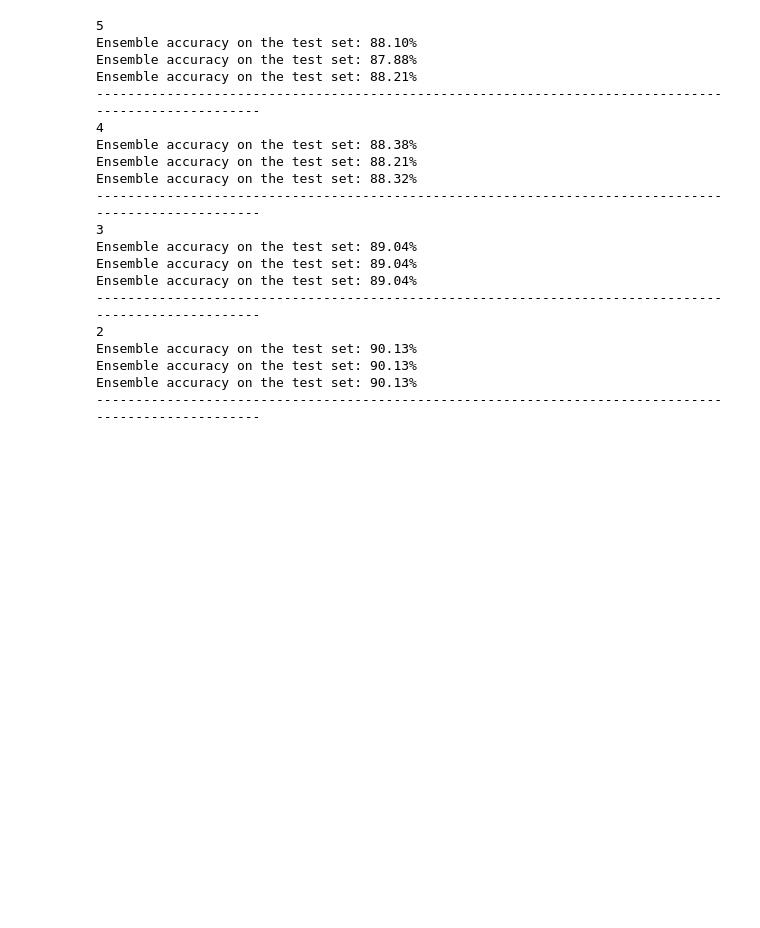
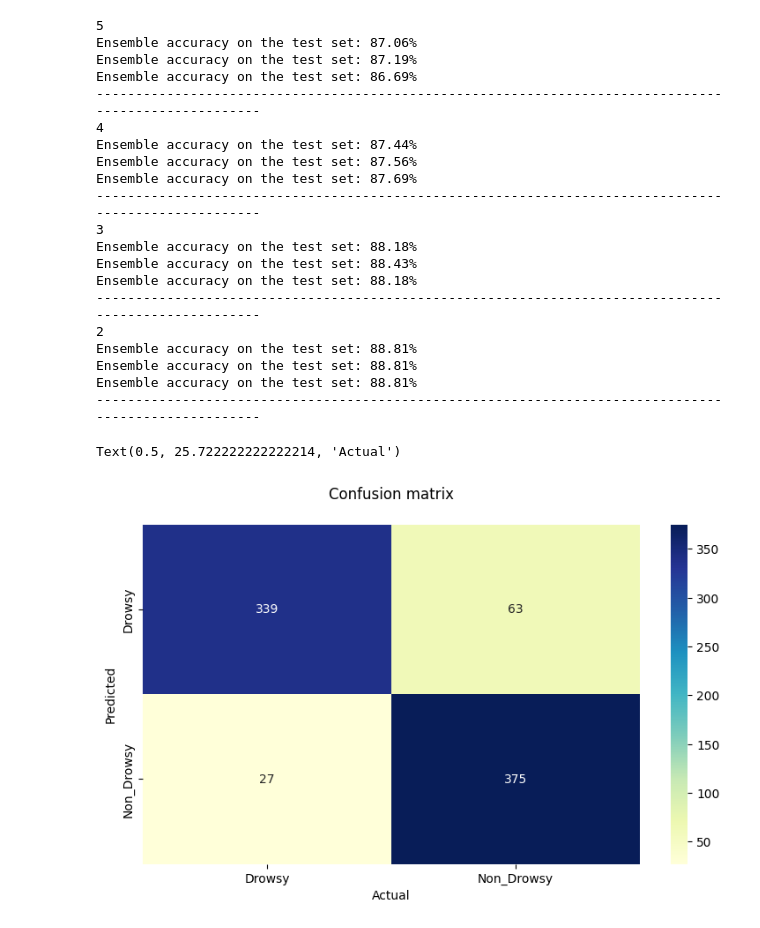
Before and after one commit to weisoong2000/DRIVER-DROWSINESS-DETECTION-USING-DEEP-LEARNING-BRANCHED-ENSEMBLE-LEARNING, a Jupyter notebook: SC6-Net/Ensemble_test_SC6-Net.ipynb, the cells around one changed output. Cells and saved outputs as stored; diff of their text form; code cells hidden in the pictures; blank space fills up the shorter version.

```diff
--- a/SC6-Net/Ensemble_test_SC6-Net.ipynb
+++ b/SC6-Net/Ensemble_test_SC6-Net.ipynb
@@ -204,5 +206,5 @@ weighted avg       0.89      0.89      0.89      1824
 # %%
-branch_predictions = [score_valid[6], score_valid[7], score_valid[8], score_valid[9], score_valid[10]]
+branch_predictions = [score_test[6], score_test[7], score_test[8], score_test[9], score_test[10]]
 
 # Assuming you have the predicted probabilities from each model stored in a list
 model_predictions = [pred[0], pred[1], pred[2], pred[3], pred[4]]
@@ -235,8 +237,8 @@ for m in range(branch_left-1):
 
             data.append(sample_data)
 
-        df = pd.DataFrame(data, columns=["Sample", 'Drowsy', 'Non_Drowsy'])
-        df.to_excel("test_"+str(m)+"_"+str(k)+".xlsx", index=False)
+#         df = pd.DataFrame(data, columns=["Sample", 'Drowsy', 'Non_Drowsy'])
+#         df.to_excel("test_"+str(m)+"_"+str(k)+".xlsx", index=False)
 
         # Get the predicted classes by selecting the class with the highest probability
         ensemble_pred_classes = np.argmax(ensemble_pred_probs, axis=1)
@@ -257,8 +259,8 @@ for m in range(branch_left-1):
 
         print("Ensemble accuracy on the test set: {:.2f}%".format(accuracy))
 
-        df1 = pd.DataFrame(np.array(class_data).reshape(-1, 3), columns=["Sample", 'Actual', 'Predicted'])
-        df1.to_excel("Predicted_test_"+str(m)+".xlsx", index=False)
+#         df1 = pd.DataFrame(np.array(class_data).reshape(-1, 3), columns=["Sample", 'Actual', 'Predicted'])
+#         df1.to_excel("Predicted_test_"+str(m)+".xlsx", index=False)
 
     if(len(model_predictions)>2):
         lowest_accuracy_branch_idx = np.argmin(branch_predictions)
@@ -268,22 +270,46 @@ for m in range(branch_left-1):
     print("-----------------------------------------------------------------------------------------------------")
 # %% [output]
 5
-Ensemble accuracy on the test set: 88.10%
-Ensemble accuracy on the test set: 87.88%
-Ensemble accuracy on the test set: 88.21%
+Ensemble accuracy on the test set: 87.06%
+Ensemble accuracy on the test set: 87.19%
+Ensemble accuracy on the test set: 86.69%
 -----------------------------------------------------------------------------------------------------
 4
-Ensemble accuracy on the test set: 88.38%
-Ensemble accuracy on the test set: 88.21%
-Ensemble accuracy on the test set: 88.32%
+Ensemble accuracy on the test set: 87.44%
+Ensemble accuracy on the test set: 87.56%
+Ensemble accuracy on the test set: 87.69%
 -----------------------------------------------------------------------------------------------------
 3
-Ensemble accuracy on the test set: 89.04%
-Ensemble accuracy on the test set: 89.04%
-Ensemble accuracy on the test set: 89.04%
+Ensemble accuracy on the test set: 88.18%
+Ensemble accuracy on the test set: 88.43%
+Ensemble accuracy on the test set: 88.18%
 -----------------------------------------------------------------------------------------------------
 2
-Ensemble accuracy on the test set: 90.13%
-Ensemble accuracy on the test set: 90.13%
-Ensemble accuracy on the test set: 90.13%
+Ensemble accuracy on the test set: 88.81%
+Ensemble accuracy on the test set: 88.81%
+Ensemble accuracy on the test set: 88.81%
 -----------------------------------------------------------------------------------------------------
+# %%
+from sklearn.metrics import confusion_matrix
+import seaborn as sns
+import pandas as pd
+
+plt.figure(figsize=(20, 5))
+
+pred_labels = np.argmax(ensemble_pred_probs_product, axis=1)
+
+# Get the true labels for the test set
+y_true = test_set.classes
+
+# Compute the confusion matrix
+conf_mat = confusion_matrix(y_true, pred_labels)
+
+df_cm = pd.DataFrame(conf_mat, index=['Drowsy', 'Non_Drowsy'], columns=['Drowsy', 'Non_Drowsy'])
+plt.subplot(121)
+plt.title("Confusion matrix\n")
+sns.heatmap(df_cm, annot=True, fmt="d", cmap="YlGnBu")
+plt.ylabel("Predicted")
+plt.xlabel("Actual")
+# %% [output]
+Text(0.5, 25.722222222222214, 'Actual')
+[figure, added]
```
Also changed, not shown: parts of 7 cells of this notebook.
